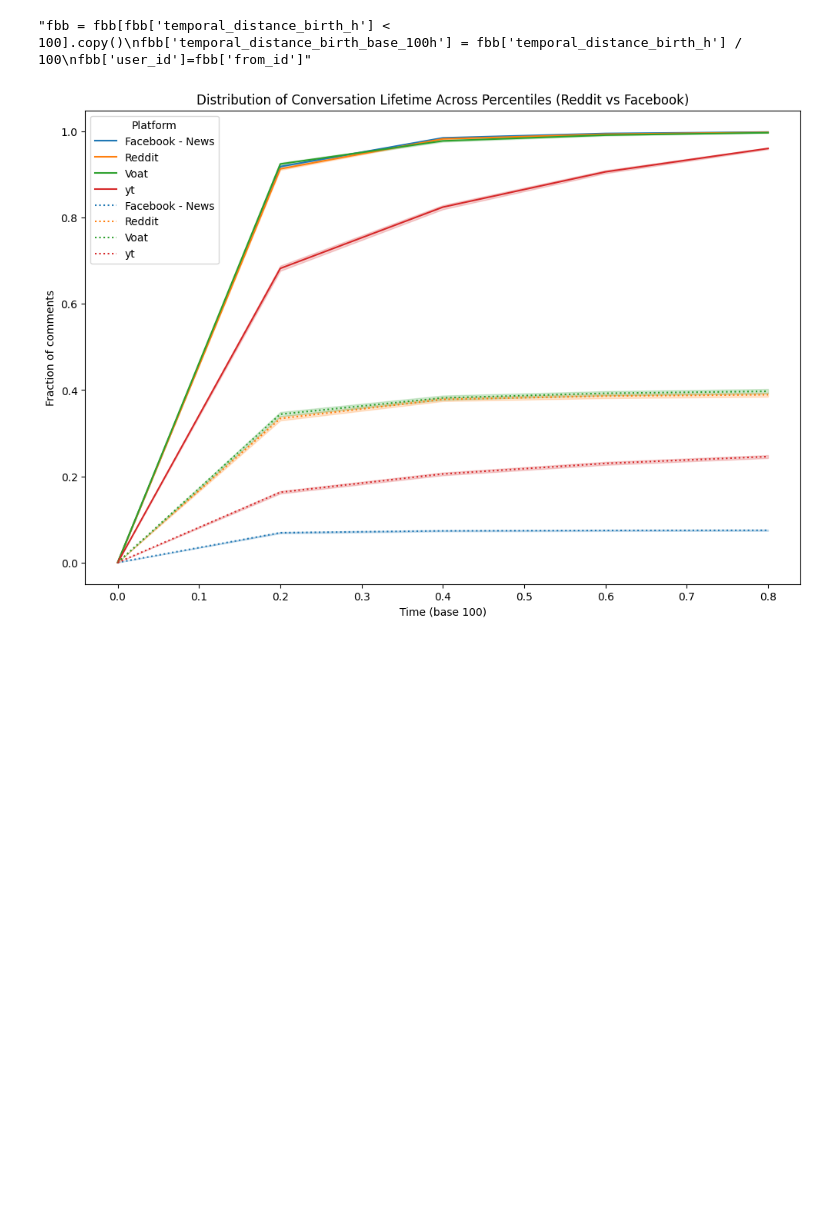
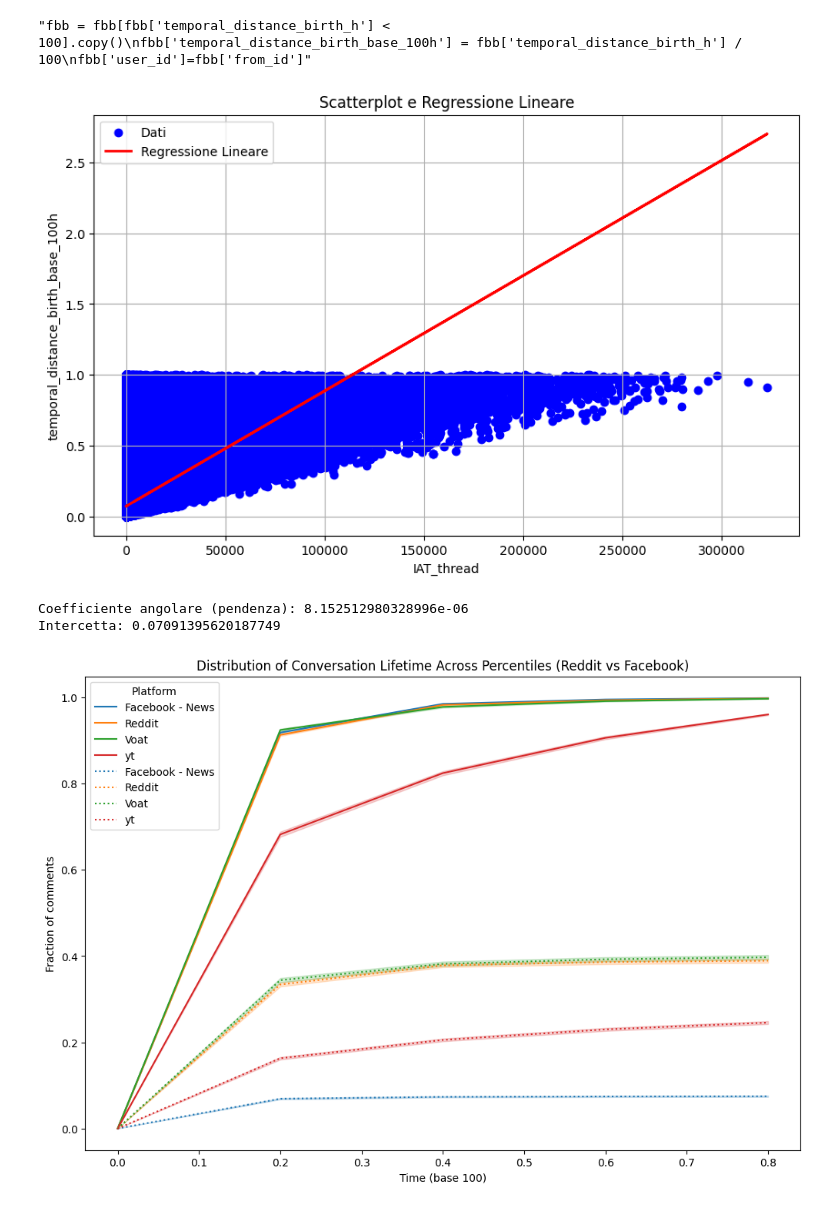
Before and after one commit to jacoponudo/Conversation_dynamics, a Jupyter notebook: src/SYN/search_parameters.ipynb, the cells around one changed output. Drawn from its saved outputs; the diff is of its cells as text; code cells hidden in the pictures; blank space fills up the shorter version.

```diff
--- a/src/SYN/search_parameters.ipynb
+++ b/src/SYN/search_parameters.ipynb
@@ -77,6 +77,51 @@ yt_ECDF = calculate_ECDF(yt, time_intervals)
 yt_ECDF['Platform']='yt'
 
 combined_results = pd.concat([fb_ECDF, rd_ECDF,vo_ECDF,yt_ECDF], ignore_index=True)
+# %%
+import numpy as np
+import matplotlib.pyplot as plt
+import pandas as pd
+from sklearn.linear_model import LinearRegression
+
+# Supponendo che fb sia il DataFrame che contiene i dati
+# fb['IAT_thread'] e fb['temporal_distance_birth_base_100h'] sono le colonne che vogliamo visualizzare
+
+# Creiamo un scatterplot
+plt.figure(figsize=(10, 6))
+fb=fb.dropna(subset='IAT_thread')
+plt.scatter(fb['IAT_thread'], fb['temporal_distance_birth_base_100h'], color='blue', label='Dati')
+
+# Calcoliamo la retta di regressione
+X = fb['IAT_thread'].values.reshape(-1, 1)  # Variabile indipendente
+y = fb['temporal_distance_birth_base_100h'].values.reshape(-1, 1)  # Variabile dipendente
+
+# Creiamo il modello di regressione lineare
+model = LinearRegression()
+model.fit(X, y)
+
+# Calcoliamo i valori predetti
+y_pred = model.predict(X)
+
+# Visualizziamo la retta di regressione
+plt.plot(X, y_pred, color='red', linewidth=2, label='Regressione Lineare')
+
+# Aggiungiamo dettagli al grafico
+plt.title('Scatterplot e Regressione Lineare')
+plt.xlabel('IAT_thread')
+plt.ylabel('temporal_distance_birth_base_100h')
+plt.legend()
+
+# Mostrare il plot
+plt.grid(True)
+plt.show()
+
+# Stampiamo i coefficienti della retta di regressione
+print(f"Coefficiente angolare (pendenza): {model.coef_[0][0]}")
+print(f"Intercetta: {model.intercept_[0]}")
+# %% [output]
+[figure, added]
+Coefficiente angolare (pendenza): 8.152512980328996e-06
+Intercetta: 0.07091395620187749
 # %%
 df=combined_results
 plot_ECDF(df,level=99)
```
Also changed, not shown: parts of 7 cells of this notebook.
